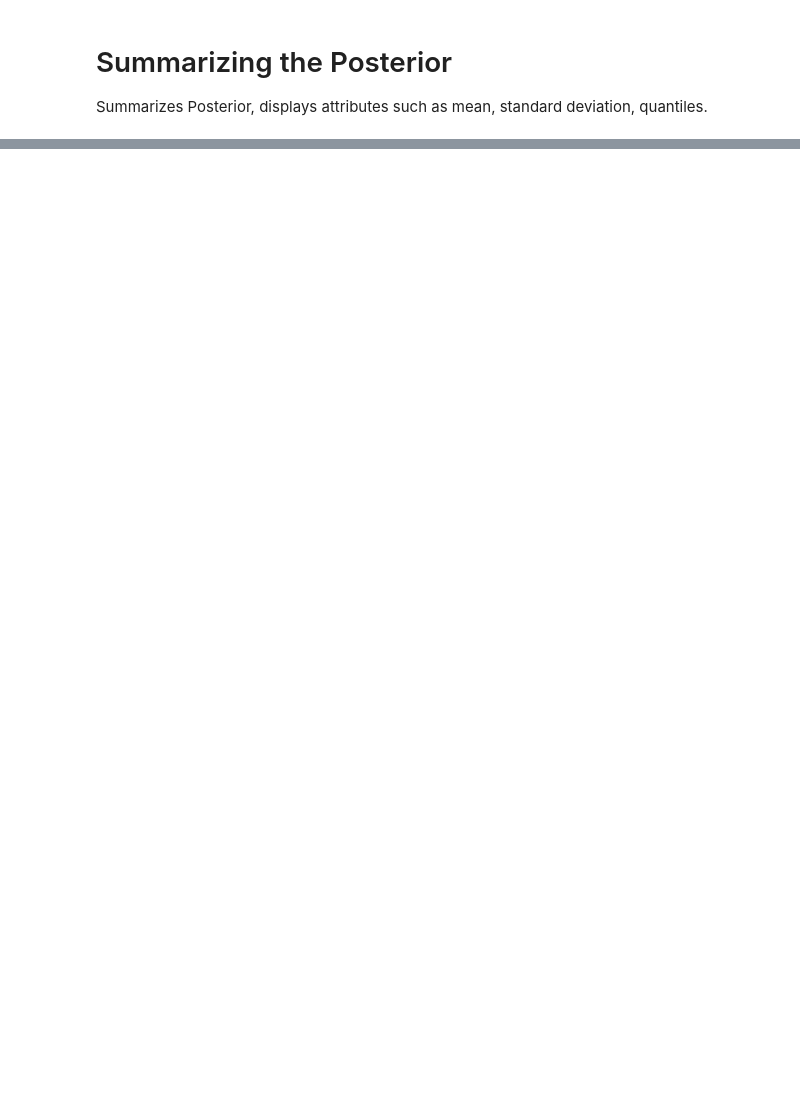
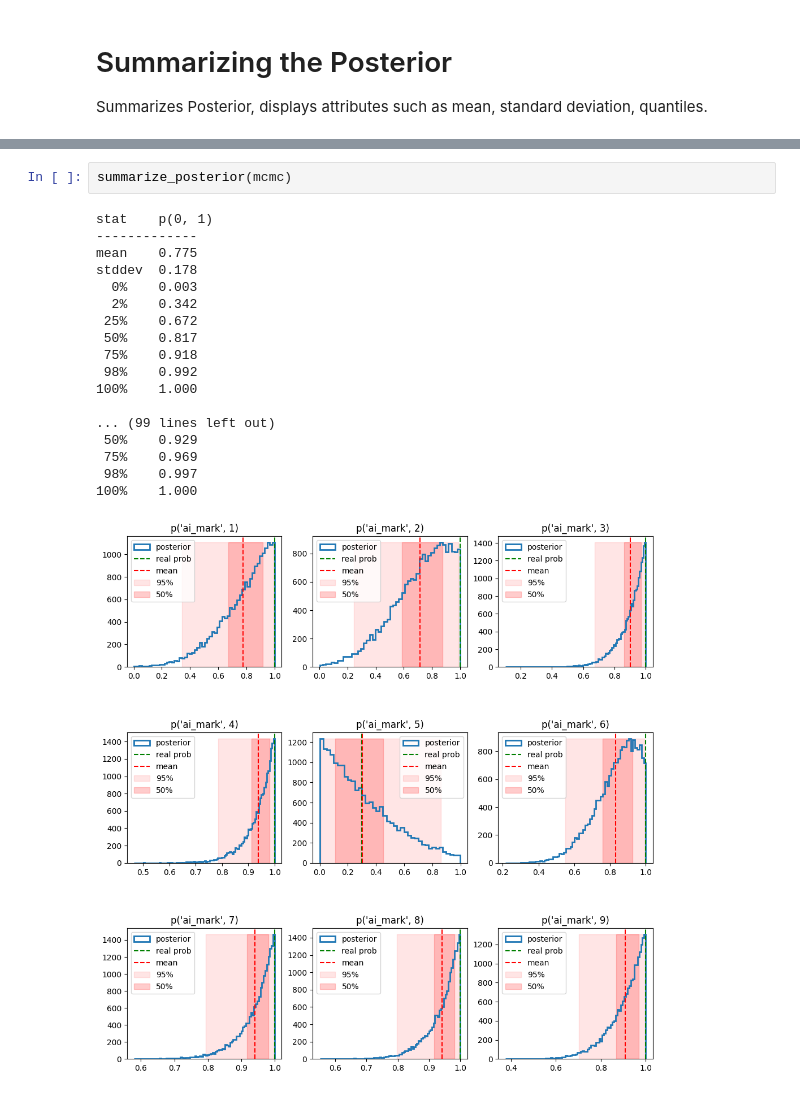
Before and after one commit to ibenatar-96/Bayesian-ML-MDP, a Jupyter notebook: bayesian_modeling_pomdp.ipynb, the cells around one changed output, grey strips where cells are left out. Saved outputs shown, nothing was run; the diff lists cells and outputs as text; blank space fills up the shorter version.

```diff
--- a/bayesian_modeling_pomdp.ipynb
+++ b/bayesian_modeling_pomdp.ipynb
@@ -500,0 +484,21 @@ stddev  0.176
+# %%
+summarize_posterior(mcmc)
+# %% [output]
+stat    p(0, 1)
+-------------
+mean    0.775
+stddev  0.178
+  0%    0.003
+  2%    0.342
+ 25%    0.672
+ 50%    0.817
+ 75%    0.918
+ 98%    0.992
+100%    1.000
+
+... (99 lines left out)
+ 50%    0.929
+ 75%    0.969
+ 98%    0.997
+100%    1.000
+[figure, added]
```
Also changed, not shown: parts of 81 cells of this notebook.
